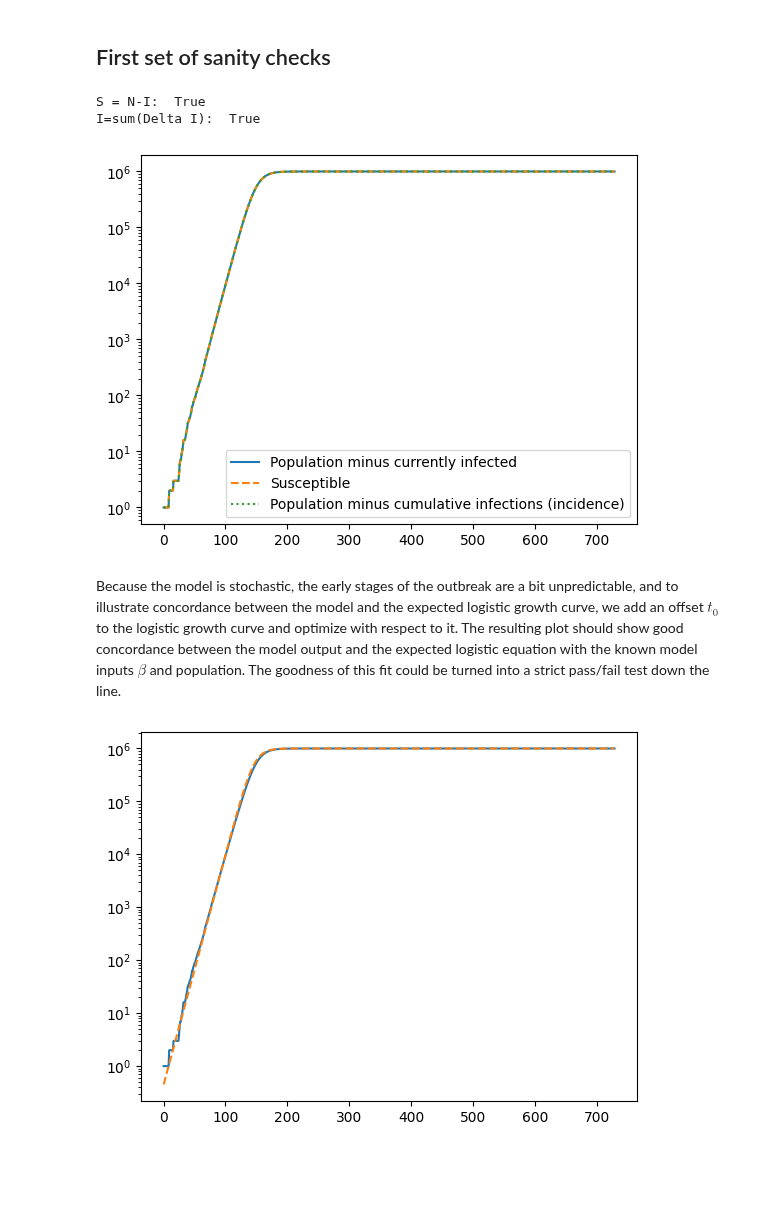
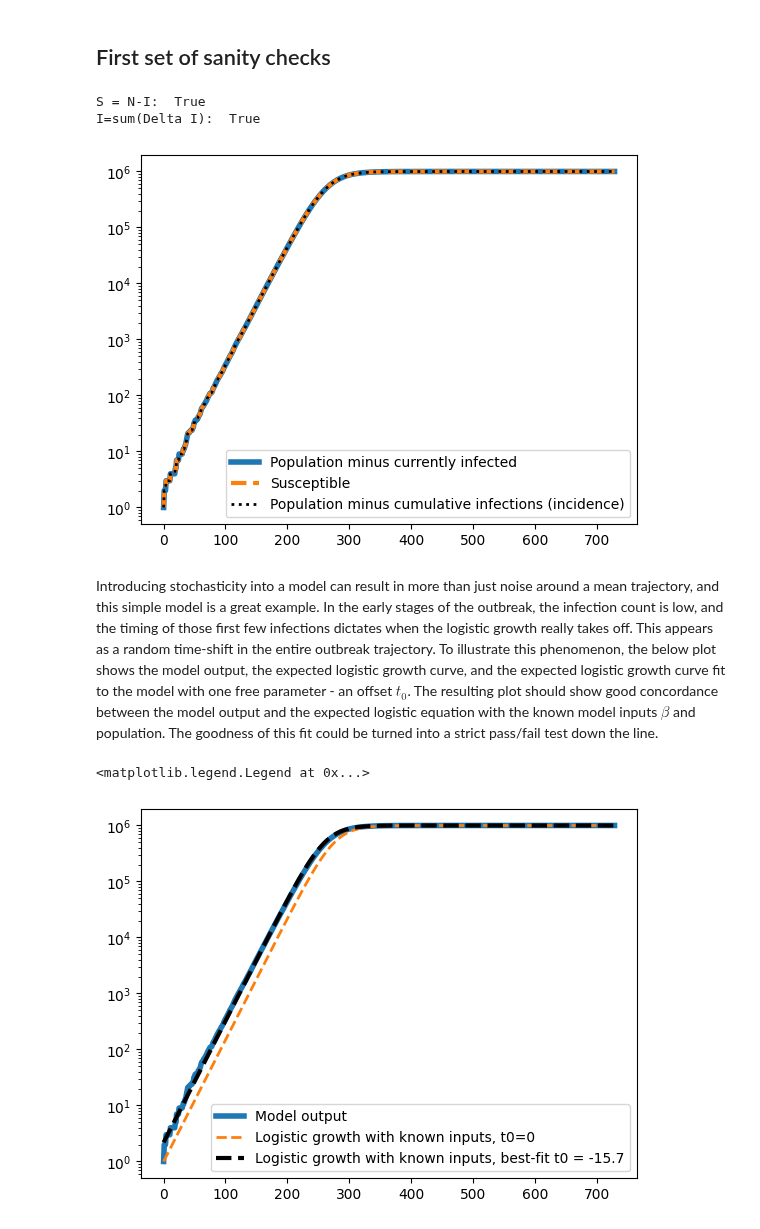
Before and after one commit to InstituteforDiseaseModeling/laser-generic, a Jupyter notebook: notebooks/SI_nobirths_logistic_growth.ipynb, the cells around one changed output. Drawn from its saved outputs; the diff is of its cells as text; code cells hidden in the pictures; blank space fills up the shorter version.

```diff
--- a/notebooks/SI_nobirths_logistic_growth.ipynb
+++ b/notebooks/SI_nobirths_logistic_growth.ipynb
@@ -59,7 +60,7 @@ A note that order of the model components matters, because of how recording of r
 pop = 1e6
 init_inf = 1
 scenario = pd.DataFrame(data=[["homenode", pop, "47°36′35″N 122°19′59″W"]], columns=["name", "population", "location"])
-parameters = PropertySet({"seed": 2, "nticks": 730, "verbose": True, "beta": 0.1})
+parameters = PropertySet({"seed": 6, "nticks": 730, "verbose": True, "beta": 0.05})
 model = Model(scenario, parameters)
 
 
@@ -83,9 +84,9 @@ Total:              1,665,539 microseconds
 # %% [markdown]
 ## First set of sanity checks
 # %%
-plt.plot(model.patches.cases.astype("int"))
-plt.plot(model.patches.populations - model.patches.susceptibility.astype("int"), "--")
-plt.plot(init_inf + np.insert(np.cumsum(model.patches.incidence[:-1]).astype("int"), 0, 0), ':')
+plt.plot(model.patches.cases.astype("int"), lw=4)
+plt.plot(model.patches.populations[:-1] - model.patches.susceptibility.astype("int"), "--", lw=3)
+plt.plot(init_inf + np.insert(np.cumsum(model.patches.incidence[:-1]).astype("int"), 0, 0), ':', lw=2, color='black')
 plt.yscale("log")
 plt.legend(["Population minus currently infected", "Susceptible", "Population minus cumulative infections (incidence)"])
 
@@ -94,28 +95,30 @@ print('I=sum(Delta I):  '+str(np.isclose(np.squeeze(model.patches.cases)-init_in
 # %% [output]
 S = N-I:  True
 I=sum(Delta I):  True
-[figure, old version]
+[figure, new version]
 # %% [markdown]
-Because the model is stochastic, the early stages of the outbreak are a bit unpredictable, and to illustrate concordance between the model and the expected logistic growth curve, we add an offset $t_0$ to the logistic growth curve and optimize with respect to it.  The resulting plot should show good concordance between the model output and the expected logistic equation with the known model inputs $\beta$ and population.
+Introducing stochasticity into a model can result in more than just noise around a mean trajectory, and this simple model is a great example. In the early stages of the outbreak, the infection count is low, and the timing of those first few infections dictates when the logistic growth really takes off.  This appears as a random time-shift in the entire outbreak trajectory.    To illustrate this phenomenon, the below plot shows the model output, the expected logistic growth curve, and the expected logistic growth curve fit to the model with one free parameter -  an offset $t_0$.  The resulting plot should show good concordance between the model output and the expected logistic equation with the known model inputs $\beta$ and population.
 The goodness of this fit could be turned into a strict pass/fail test down the line.
 # %%
 def SI_logistic(t, beta, size, t0):
     return size / (1 + (size - 1) * np.exp(-beta * (t - t0)))
 
-plt.plot(model.patches.cases.astype("int"))
+plt.plot(model.patches.cases, lw=4)
 
 t = np.arange(model.params.nticks)
 
 def objective(t0):
     return np.sum((1 - SI_logistic(t, model.params.beta, pop, t0)/np.squeeze(model.patches.cases.astype("int")))**2)
 
 result = minimize(objective, x0=10)
 t0_opt = result.x[0]
 
-
-plt.plot(t, SI_logistic(t, model.params.beta, pop, t0_opt), '--')
+plt.plot(t, SI_logistic(t, model.params.beta, pop, 0), '--', lw=2)
+plt.plot(t, SI_logistic(t, model.params.beta, pop, t0_opt), '--', lw=3, color='k')
 plt.yscale("log")
+plt.legend(["Model output", "Logistic growth with known inputs, t0=0", "Logistic growth with known inputs, best-fit t0 = {:.1f}".format(t0_opt)])
 # %% [output]
+<matplotlib.legend.Legend at 0x...>
-[figure, old version]
+[figure, new version]
 # %% [markdown]
 ## Scientific testing
```
Also changed, not shown: parts of 10 cells of this notebook, 7 other files.
